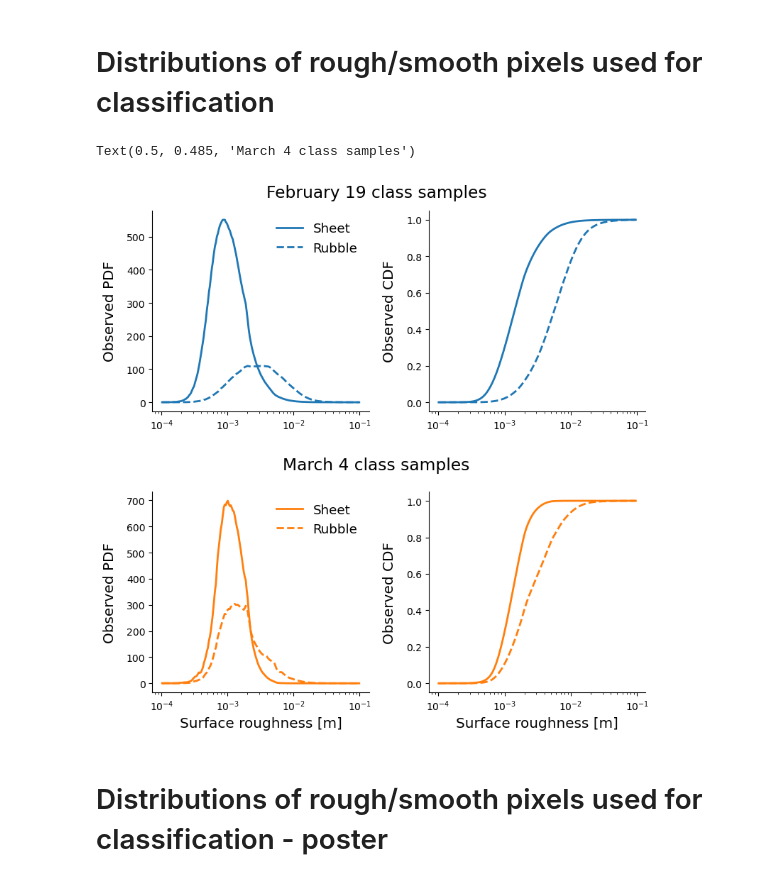
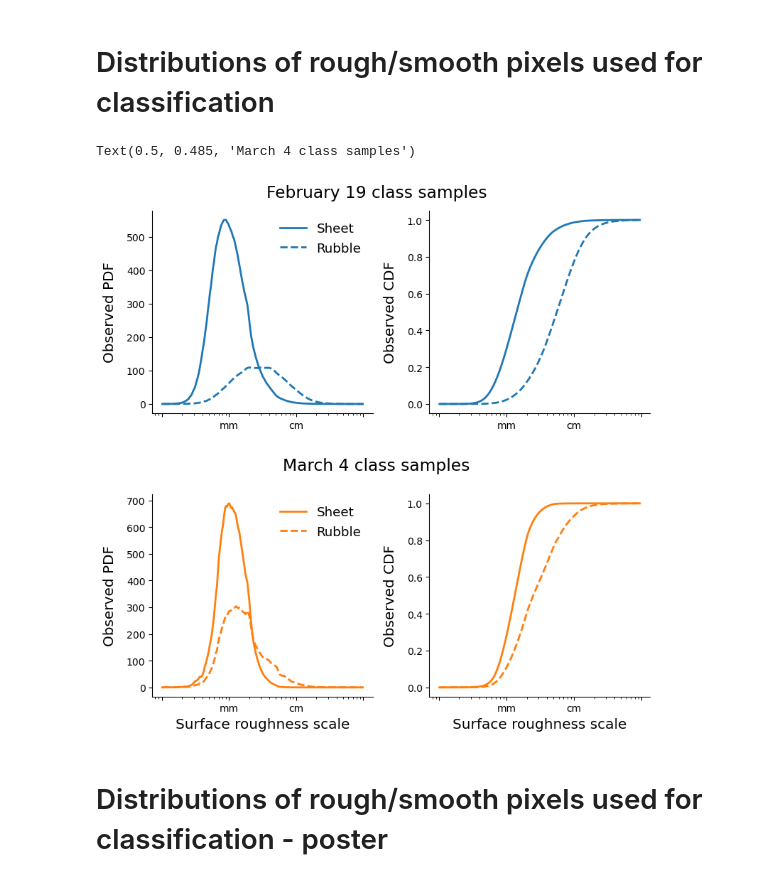
Before and after one commit to rpalomaki/iceroughness_RF, a Jupyter notebook: figures.ipynb, the cells around one changed output. Drawn from its saved outputs; the diff is of its cells as text; code cells hidden in the pictures.

```diff
--- a/figures.ipynb
+++ b/figures.ipynb
@@ -664,9 +673,9 @@ for t in target_slices:
         ax[ax_row, j].tick_params(axis='both', labelrotation=0, labelsize=16*font_scale)
         # ax[j].set_xlim(ax[j].get_ylim())
         if j == 0:
-            ax[ax_row, j].set_ylabel('Predicted', fontsize=18*font_scale, labelpad=12)
+            ax[ax_row, j].set_ylabel('Measured', fontsize=18*font_scale, labelpad=12)
         if ax_row == n_rows-1:
-            ax[ax_row, j].set_xlabel('Measured', fontsize=18*font_scale, labelpad=12)
+            ax[ax_row, j].set_xlabel('Predicted', fontsize=18*font_scale, labelpad=12)
 
     # Uncomment below for row-specific x and y lims
     xmin, xmax = ax[ax_row, 0].get_xlim()
@@ -743,11 +752,12 @@ fig, ax = plt.subplots(3, 3, figsize=(9*3,9*3))
 # fig.suptitle(f'Final UAV summary statistic: {second_stat}', fontsize=24*font_scale, y=0.92)
 
 ax_row = 0
+vmax = 20
 for sec_stat in ['max', 'mean', 'min']:
 
     s1_unit = 'dB'
     second_stat = sec_stat
-    plot_metric = 'rmspe'
+    plot_metric = 'mape'
     font_scale = 1.5
 
     metrics_dir = 'output/rf_metrics/single_date'
@@ -816,9 +826,11 @@ for sec_stat in ['max', 'mean', 'min']:
     else:
         cmap = plt.get_cmap('Reds')#.set_bad('#bababa')
         vmin = 0
-        vmax = max([df_0219.max().max(), df_0302.max().max(), df_multi.max().max()])
+        if max([df_0219.max().max(), df_0302.max().max(), df_multi.max().max()]) > vmax:
+            vmax = max([df_0219.max().max(), df_0302.max().max(), df_multi.max().max()])
         cbar_label = f'Average {plot_metric.upper()} after 100 RF runs'
         round_digits = 0
+        print(vmax)
 
 
 
@@ -839,7 +851,7 @@ for sec_stat in ['max', 'mean', 'min']:
         ax[ax_row, j].set_xticks(ax[ax_row, j].get_xticks()[1:-1])
         ax[ax_row, j].set_yticks(ax[ax_row, j].get_yticks()[1:-1])
         ax[ax_row, j].set_xticklabels(cols, fontsize=16*font_scale)
-        ax[ax_row, j].set_yticklabels(ind, fontsize=16*font_scale)
+        ax[ax_row, j].set_yticklabels(['10','5','2','1','0.50','0.25'], fontsize=16*font_scale)
         cbar_ratio = df.shape[0]/df.shape[1]
         cbar = plt.colorbar(im, ax=ax[ax_row, j], fraction=0.046*cbar_ratio, pad=0.04)
         cbar.ax.tick_params(labelsize=18*font_scale)
@@ -872,7 +884,7 @@ for sec_stat in ['max', 'mean', 'min']:
         if ax_row == 2:
             ax[ax_row, j].set_xlabel('UAV summary statistic', fontsize=20*font_scale, labelpad=18)
         if j == 0:
-            ax[ax_row, j].set_ylabel('UAV subgrid scale', fontsize=20*font_scale, labelpad=12)
+            ax[ax_row, j].set_ylabel('UAV subgrid scale [m]', fontsize=20*font_scale, labelpad=12)
 
 
         ax[ax_row, j].set_title(titles[j], fontsize=20*font_scale, y=1.01)
@@ -1050,7 +1065,7 @@ plt.close('all')
 # Distributions of all roughness measurements
 # %%
 # The loop below takes ~4 mins to run
-
+plt.style.use('default')
 dir_0218 = 'input_data/s1_pixels/0218/'
 dir_0302 = 'input_data/s1_pixels/0302/'
 
@@ -1102,7 +1117,7 @@ ax[1].plot(bins_center[:-1], ct_0302, lw=2)
 ax[1].set_xscale('log')
 # ax[1].legend()
 ax[1].set_ylabel('Observed CDF', fontsize=12)
-ax[1].set_xlabel('Surface roughness [m]', fontsize=12)
+ax[1].set_xlabel('Surface roughness scale', fontsize=12)
 
 ax[1].spines['top'].set_visible(False)
 ax[1].spines['right'].set_visible(False)
@@ -1194,33 +1218,34 @@ ct_0218_r = cumulative_trapezoid(rough_0218/rough_0218.sum()/np.diff(bins), x=bi
 ax[0,1].plot(bins_center[:-1], ct_0218_s, color=cycle[0], lw=2, label='Sheet')
 ax[0,1].plot(bins_center[:-1], ct_0218_r, color=cycle[0], ls='--', lw=2, label='Rubble')
 ax[0,1].set_ylabel('Observed CDF', fontsize=12*font_scale, labelpad=10)
 
 
 ax[1,0].plot(bins_center, smooth_0302/smooth_0302.sum()/np.diff(bins), color=cycle[1], lw=2, label='Sheet')
 ax[1,0].plot(bins_center, rough_0302/rough_0302.sum()/np.diff(bins), color=cycle[1], ls='--', lw=2, label='Rubble')
 ax[1,0].set_ylabel('Observed PDF', fontsize=12*font_scale, labelpad=10)
-ax[1,0].set_xlabel('Surface roughness [m]', fontsize=12*font_scale)
+ax[1,0].set_xlabel('Surface roughness scale', fontsize=12*font_scale)
 ax[1,0].legend(frameon=False, fontsize=11*font_scale)
 
 ct_0302_s = cumulative_trapezoid(smooth_0302/smooth_0302.sum()/np.diff(bins), x=bins_center)
 ct_0302_r = cumulative_trapezoid(rough_0302/rough_0302.sum()/np.diff(bins), x=bins_center)
 ax[1,1].plot(bins_center[:-1], ct_0302_s, color=cycle[1], lw=2, label='Sheet')
 ax[1,1].plot(bins_center[:-1], ct_0302_r, color=cycle[1], ls='--', lw=2, label='Rubble')
 ax[1,1].set_ylabel('Observed CDF', fontsize=12*font_scale, labelpad=10)
-ax[1,1].set_xlabel('Surface roughness [m]', fontsize=12*font_scale)
+ax[1,1].set_xlabel('Surface roughness scale', fontsize=12*font_scale)
 
 for axx in ax.flatten():
     axx.set_xscale('log')
+    axx.set_xticklabels(['','','','mm','cm','','',''])
     # axx.legend(frameon=False, fontsize=11)
     axx.spines['top'].set_visible(False)
     axx.spines['right'].set_visible(False)
 
 plt.suptitle('February 19 class samples', fontsize=14*font_scale)
 plt.tight_layout()
 plt.subplots_adjust(hspace=0.4)
 plt.figtext(0.5, 0.485, 'March 4 class samples', ha='center', va='center', fontsize=14*font_scale)
 
 # fig.savefig('output/figures/distributions/class_densities.png', dpi=600, transparent=True)
 # %% [output]
 Text(0.5, 0.485, 'March 4 class samples')
-[figure, old version]
+[figure, new version]
```
Also changed, not shown: parts of 5 cells of this notebook, 37 other files.
